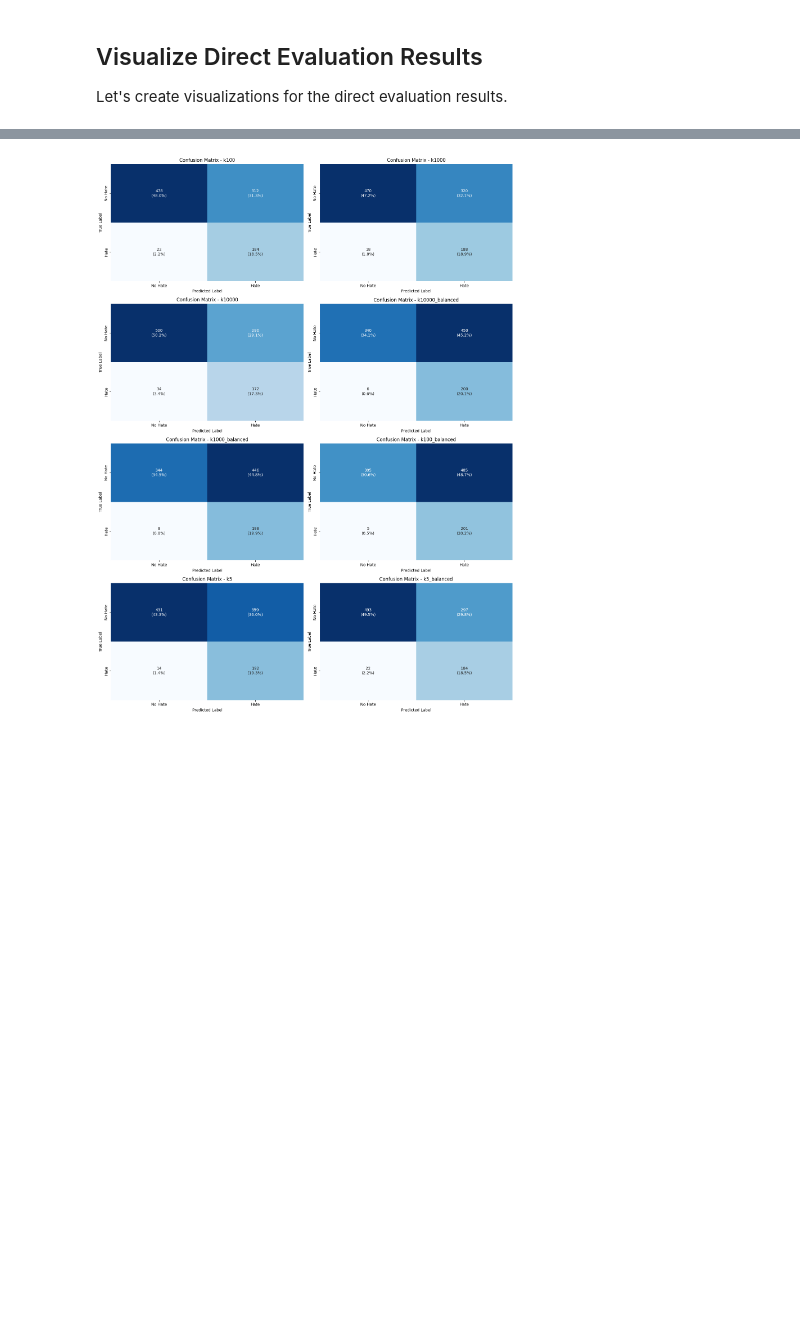
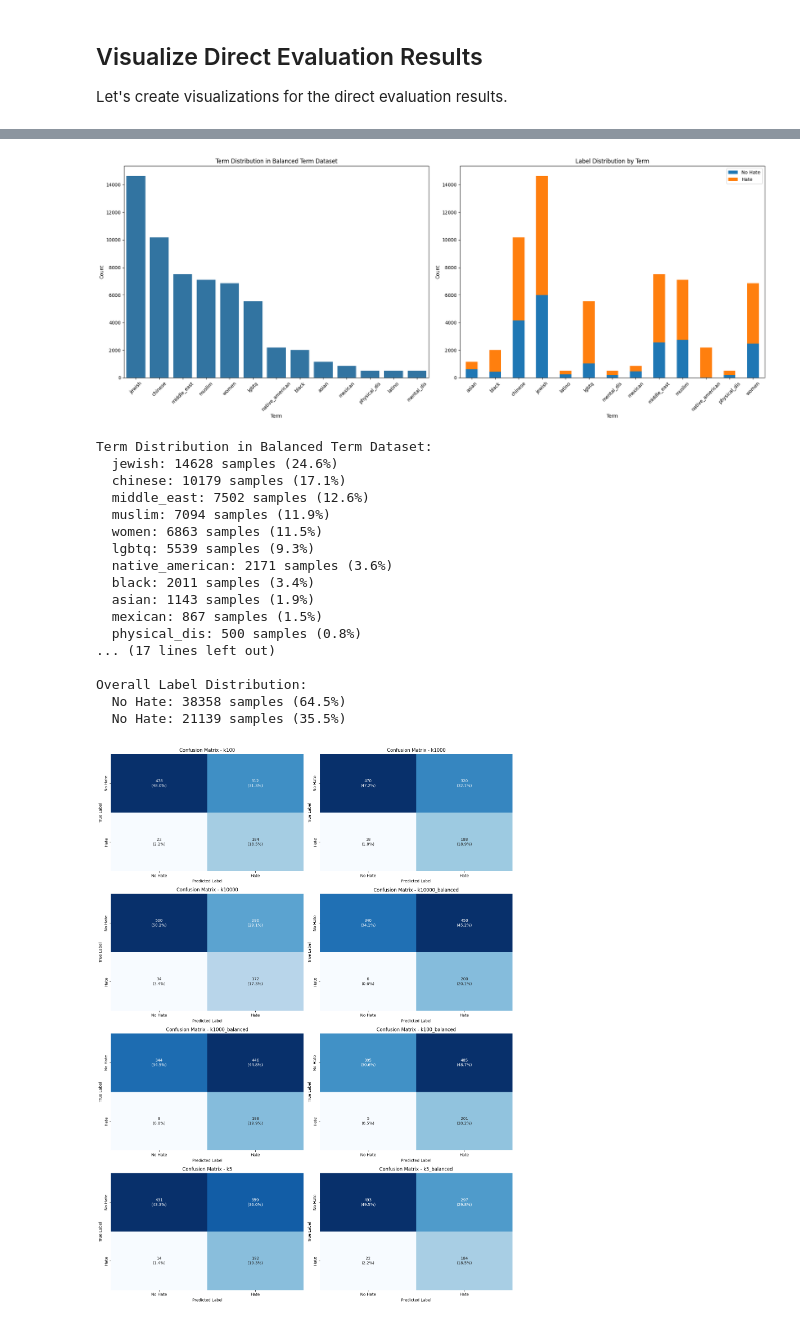
Before and after one commit to alex-dias/modernbert-hs, a Jupyter notebook: knn_modernbert_trainer.ipynb, the cells around one changed output, grey strips where cells are left out. Cells and saved outputs as stored; diff of their text form; code cells hidden in the pictures; blank space fills up the shorter version.

```diff
--- a/knn_modernbert_trainer.ipynb
+++ b/knn_modernbert_trainer.ipynb
@@ -699,3 +636,78 @@ else:
+# %%
+import seaborn as sns
+
+# Analyze the term distribution in the balanced_term dataset
+if 'balanced_term' in knn_datasets:
+    try:
+        balanced_df = pd.read_csv(knn_datasets['balanced_term'])
+
+        if 'term' in balanced_df.columns:
+            fig, (ax1, ax2) = plt.subplots(1, 2, figsize=(20, 8))
+
+            # Plot term distribution
+            term_counts = balanced_df['term'].value_counts()
+            sns.barplot(x=term_counts.index, y=term_counts.values, ax=ax1)
+            ax1.set_title('Term Distribution in Balanced Term Dataset')
+            ax1.set_xlabel('Term')
+            ax1.set_ylabel('Count')
+            ax1.tick_params(axis='x', rotation=45)
+
+            # Plot label distribution within each term
+            term_label = balanced_df.groupby(['term', 'label']).size().unstack(fill_value=0)
+            term_label.plot(kind='bar', stacked=True, ax=ax2)
+            ax2.set_title('Label Distribution by Term')
+            ax2.set_xlabel('Term')
+            ax2.set_ylabel('Count')
+            ax2.tick_params(axis='x', rotation=45)
+            ax2.legend(['No Hate', 'Hate'])
+
+            plt.tight_layout()
+            plt.savefig('models_knn/balanced_term_distribution.png', dpi=300, bbox_inches='tight')
+            plt.show()
+
+            # Print statistics
+            print("\nTerm Distribution in Balanced Term Dataset:")
+            for term, count in term_counts.items():
+                print(f"  {term}: {count} samples ({count/len(balanced_df)*100:.1f}%)")
+
+            # Print label distribution by term
+            print("\nLabel Distribution by Term:")
+            term_label_pct = term_label.div(term_label.sum(axis=1), axis=0)
+            for term in term_label_pct.index:
+                hate_pct = term_label_pct.loc[term, 1] * 100 if 1 in term_label_pct.columns else 0
+                print(f"  {term}: {hate_pct:.1f}% hate content")
+
+            # Print overall label distribution
+            print("\nOverall Label Distribution:")
+            label_counts = balanced_df['label'].value_counts()
+            for label, count in label_counts.items():
+                label_name = 'Hate' if label == 1 else 'No Hate'
+                print(f"  {label_name}: {count} samples ({count/len(balanced_df)*100:.1f}%)")
+        else:
+            print("The 'term' column is not present in the balanced_term dataset.")
+    except Exception as e:
+        print(f"Error analyzing balanced_term dataset: {str(e)}")
+else:
+    print("The balanced_term dataset is not included in the knn_datasets dictionary.")
+# %% [output]
+[figure, added]
+Term Distribution in Balanced Term Dataset:
+  jewish: 14628 samples (24.6%)
+  chinese: 10179 samples (17.1%)
+  middle_east: 7502 samples (12.6%)
+  muslim: 7094 samples (11.9%)
+  women: 6863 samples (11.5%)
+  lgbtq: 5539 samples (9.3%)
+  native_american: 2171 samples (3.6%)
+  black: 2011 samples (3.4%)
+  asian: 1143 samples (1.9%)
+  mexican: 867 samples (1.5%)
+  physical_dis: 500 samples (0.8%)
+... (17 lines left out)
+
+Overall Label Distribution:
+  No Hate: 38358 samples (64.5%)
+  No Hate: 21139 samples (35.5%)
 # %%
 import matplotlib.pyplot as plt
 import seaborn as sns
```
Also changed, not shown: parts of 15 cells of this notebook, 1 other file.
